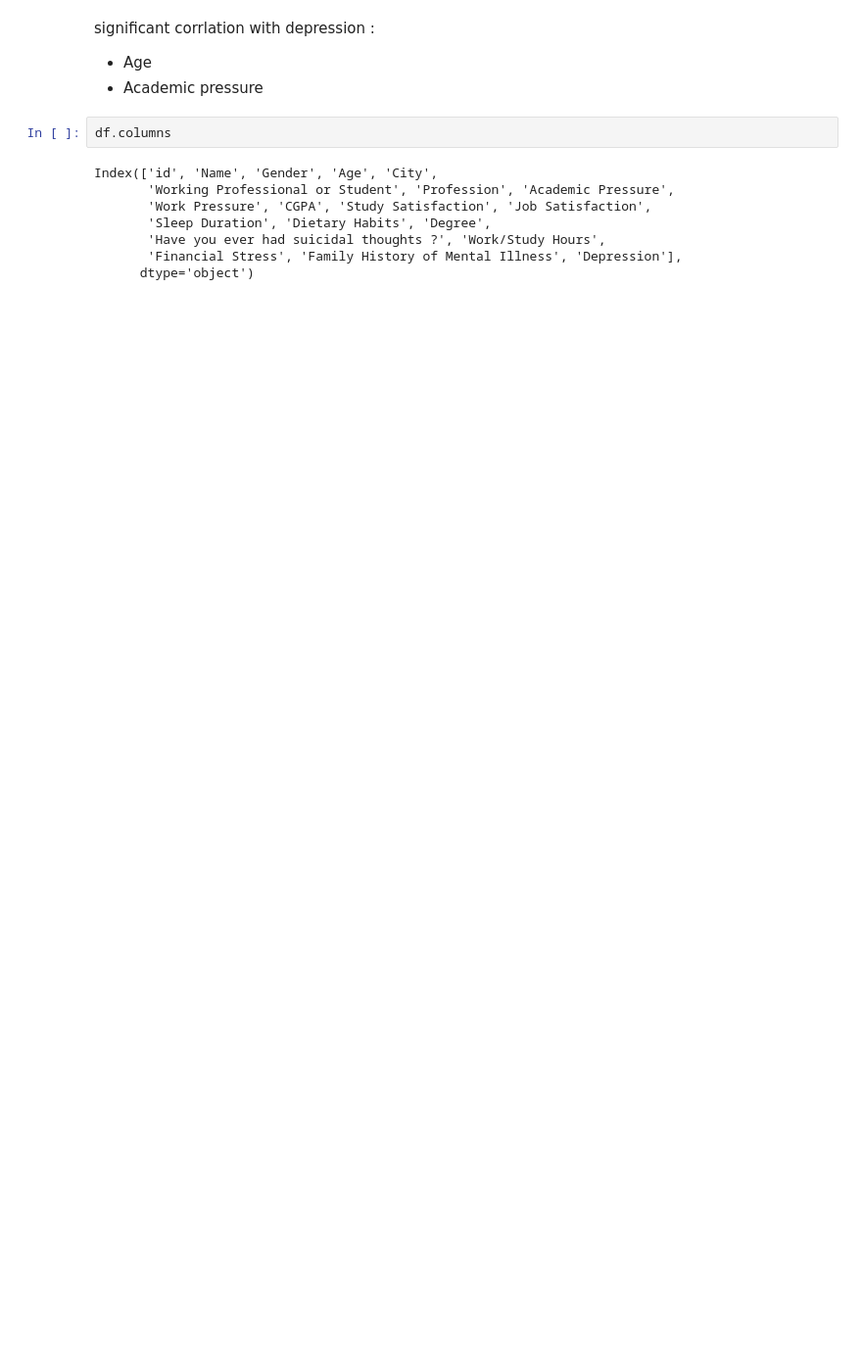
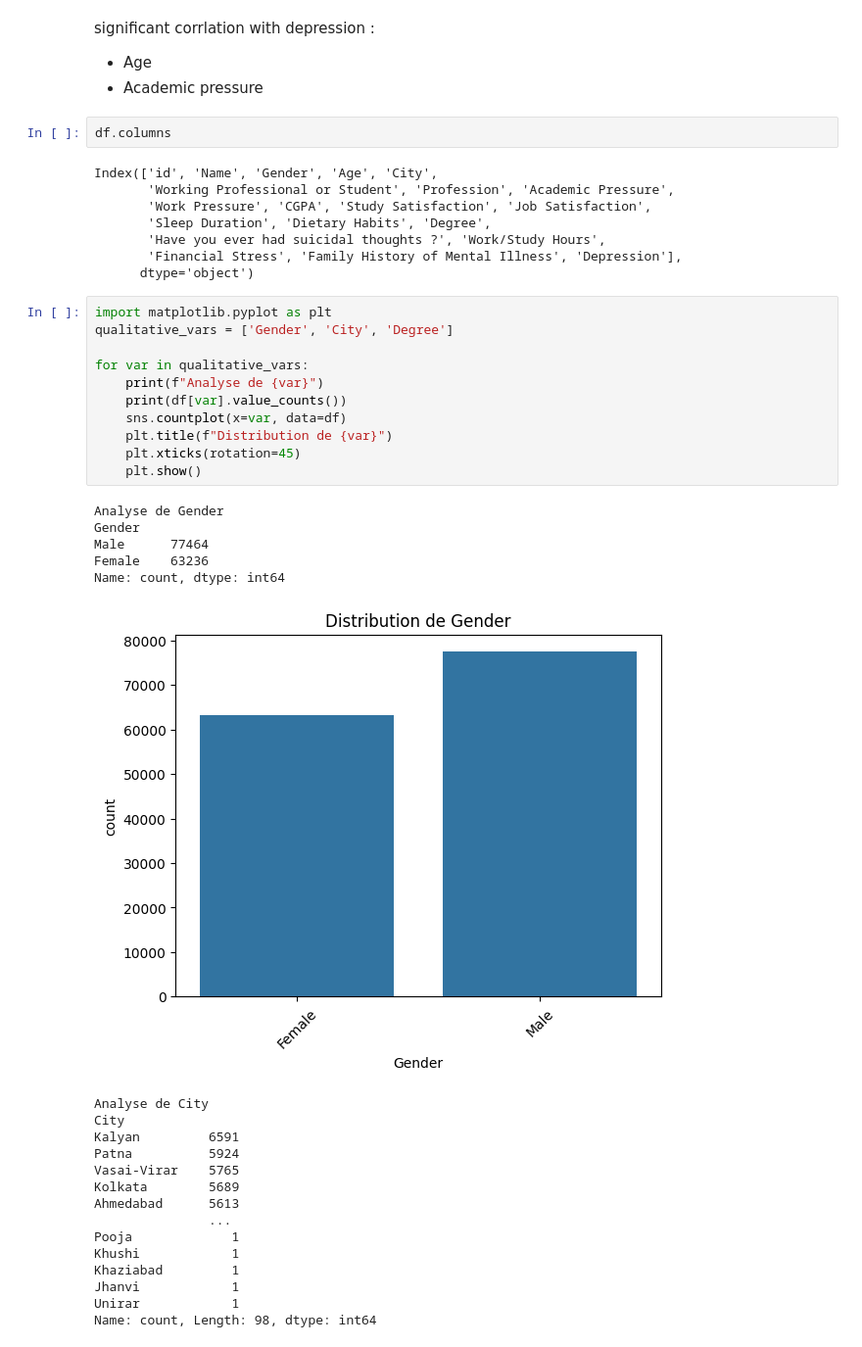
Before and after one commit to kanhubb/kaggle, a Jupyter notebook: Mental-Health-Competition.ipynb, the cells around one changed output. Shown at 98% size. Drawn from its saved outputs; the diff is of its cells as text; blank space fills up the shorter version.

```diff
--- a/Mental-Health-Competition.ipynb
+++ b/Mental-Health-Competition.ipynb
@@ -156,3 +173,35 @@ Index(['id', 'Name', 'Gender', 'Age', 'City',
        'Have you ever had suicidal thoughts ?', 'Work/Study Hours',
        'Financial Stress', 'Family History of Mental Illness', 'Depression'],
       dtype='object')
+# %%
+import matplotlib.pyplot as plt
+qualitative_vars = ['Gender', 'City', 'Degree']
+
+for var in qualitative_vars:
+    print(f"Analyse de {var}")
+    print(df[var].value_counts())
+    sns.countplot(x=var, data=df)
+    plt.title(f"Distribution de {var}")
+    plt.xticks(rotation=45)
+    plt.show()
+# %% [output]
+Analyse de Gender
+Gender
+Male      77464
+Female    63236
+Name: count, dtype: int64
+[figure, added]
+Analyse de City
+City
+Kalyan         6591
+Patna          5924
+Vasai-Virar    5765
+Kolkata        5689
+Ahmedabad      5613
+               ...
+Pooja             1
+Khushi            1
+Khaziabad         1
+Jhanvi            1
+Unirar            1
+Name: count, Length: 98, dtype: int64
```
Also changed, not shown: parts of 4 cells of this notebook.
